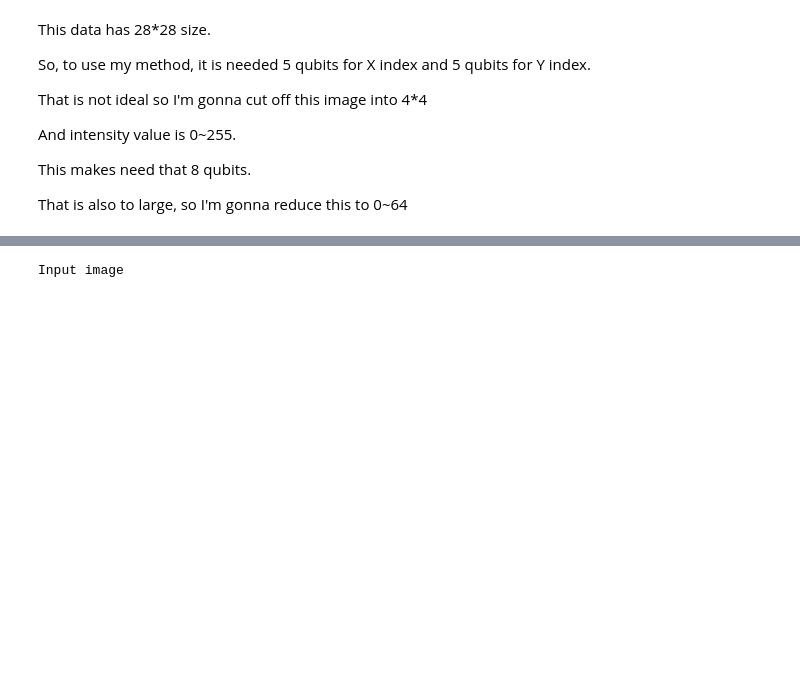
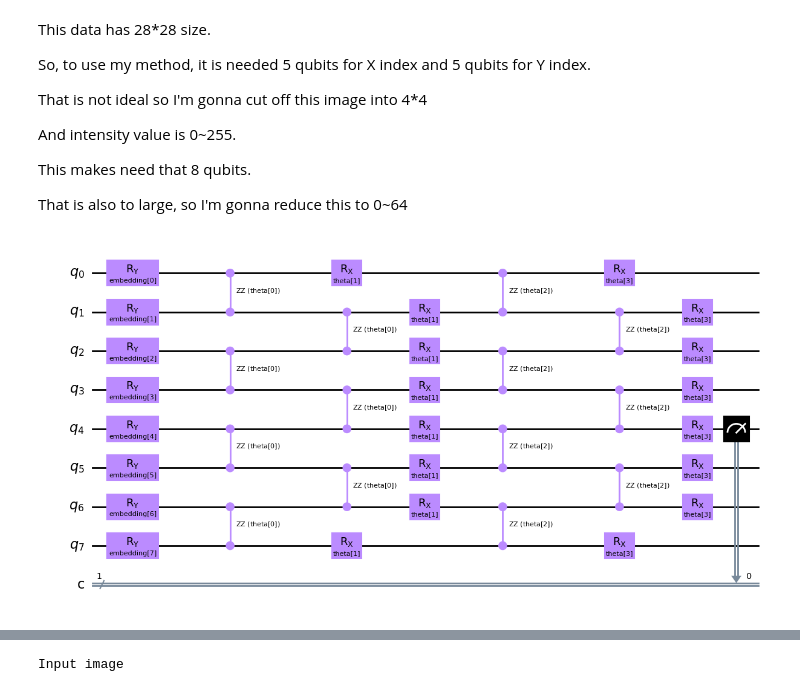
Before and after one commit to pop756/Quantum_challenge, a Jupyter notebook: Challenge_2/Challenge2_task_5.ipynb, the cells around one changed output, grey strips where cells are left out. Saved outputs shown, nothing was run; the diff lists cells and outputs as text; code cells hidden in the pictures; blank space fills up the shorter version.

```diff
--- a/Challenge_2/Challenge2_task_5.ipynb
+++ b/Challenge_2/Challenge2_task_5.ipynb
@@ -78,6 +78,32 @@ for z in range(7):
         qc.measure_all()
         temp_layer.append(qc)
     qc_layers.append(temp_layer)
+# %%
+from qiskit.circuit import ParameterVector
+from qiskit.circuit.library import RZZGate
+
+clbits = ClassicalRegister(6)
+qc = QuantumCircuit(8,1)
+embed = ParameterVector('embedding',40)
+theta = ParameterVector('theta',100)
+for i in range(8):
+    qc.ry(embed[i],i)
+for i in range(4):
+    qc.append(RZZGate(theta[0]),[2*i,2*i+1])
+for i in range(3):
+    qc.append(RZZGate(theta[0]),[2*i+1,2*i+2])
+for i in range(8):
+    qc.rx(theta[1],i)
+for i in range(4):
+    qc.append(RZZGate(theta[2]),[2*i,2*i+1])
+for i in range(3):
+    qc.append(RZZGate(theta[2]),[2*i+1,2*i+2])
+for i in range(8):
+    qc.rx(theta[3],i)
+qc.measure(4,0)
+qc.draw('mpl')
+# %% [output]
+[figure, added]
 # %%
 all_result = []
 
```
Also changed, not shown: parts of 2 cells of this notebook, 3 other files.
